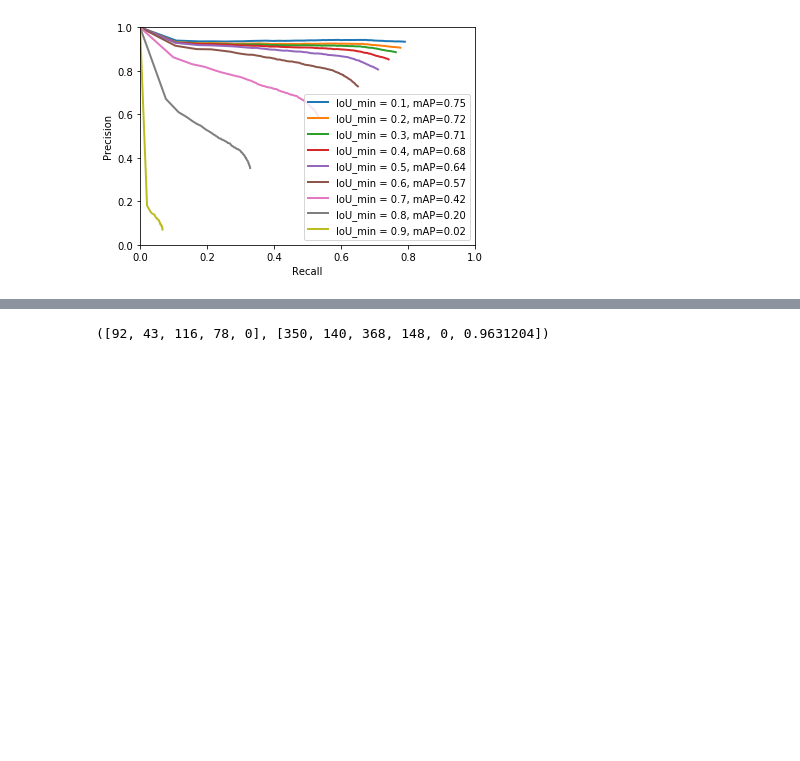
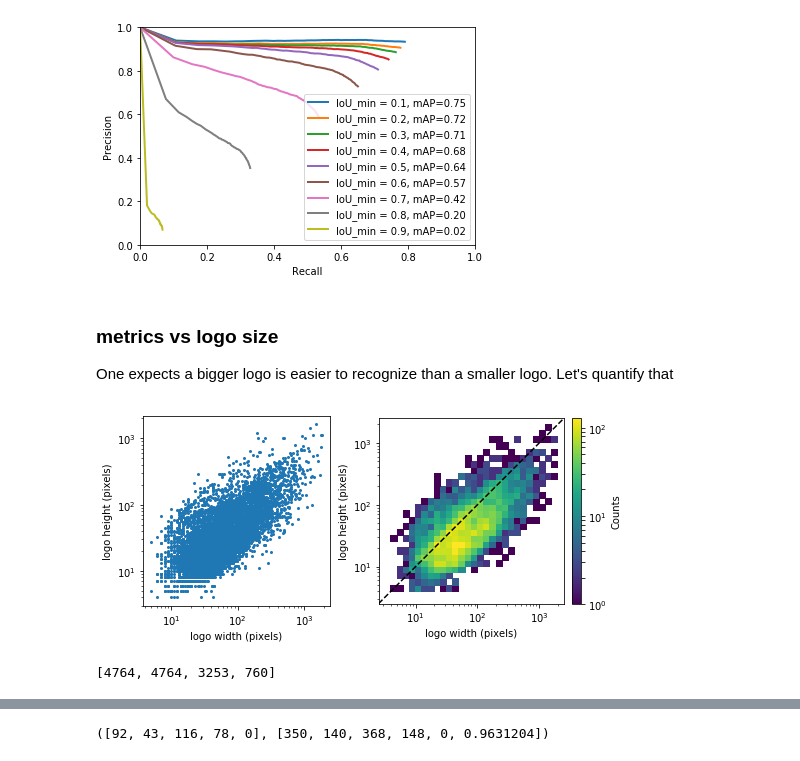
Before and after one commit to ilmonteux/logohunter, a Jupyter notebook: notebooks/visualize_metrics.ipynb, the cells around one changed output, grey strips where cells are left out. Cells and saved outputs as stored; diff of their text form; code cells hidden in the pictures; blank space fills up the shorter version.

```diff
--- a/notebooks/visualize_metrics.ipynb
+++ b/notebooks/visualize_metrics.ipynb
@@ -3,5 +10,5 @@ import cv2
 import numpy as np
 import os
 import matplotlib.pyplot as plt
-import pandas as pd
-import time
+
+save_path = '/home/ubuntu/logohunter/notebooks'
@@ -53,3 +71,53 @@ Mean Average Precision: IoU_min = 0.7, mAP=0.42
 Mean Average Precision: IoU_min = 0.8, mAP=0.20
 Mean Average Precision: IoU_min = 0.9, mAP=0.02
 [figure]
+# %% [markdown]
+### metrics vs logo size
+
+One expects a bigger logo is easier to recognize than a smaller logo. Let's quantify that
+# %%
+size_list = []
+for i in range(len(img_list_pred)):
+    bbox_list = bbox_list_true[i]
+    for bbox in bbox_list:
+        size_list.append([bbox[2]-bbox[0], bbox[3]-bbox[1]])
+# %%
+fig, axes = plt.subplots(1,2,figsize=(8,3.5))
+axes[0].scatter(*zip(*size_list), s=4)
+
+from matplotlib.colors import LogNorm
+bins = 10**np.arange(0.4,3.5,0.1)
+
+axes[1].plot((bins[0], bins[-1]), (bins[0], bins[-1]), 'k--')
+counts, _, _ = np.histogram2d(*zip(*size_list), bins=bins)
+im = axes[1].pcolor(bins, bins, counts.T, norm=LogNorm())
+for ax in axes:
+    ax.set(xscale='log', yscale='log', aspect=1, xlabel='logo width (pixels)', ylabel='logo height (pixels)')
+from mpl_toolkits.axes_grid1 import make_axes_locatable
+plt.colorbar(im, fraction=0.046, pad=0.04, label ='Counts');
+plt.savefig(os.path.join(save_path,'logo_size_dist.png'))
+# %% [output]
+[figure, added]
+# %%
+size_tp = []
+size_fp = []
+size_fn = []
+size_tp_pred = []
+for i_img in match_dict.keys():
+#     for i_true in match_dict[i_img].keys():
+    for i_true in range(len(bbox_list_true[i_img])):
+        bbox_true = bbox_list_true[i_img][i_true]
+        if i_true in match_dict[i_img].keys():
+            i_pred = match_dict[i_img][i_true]
+            bbox_pred = bbox_list_pred[i_img][i_pred]
+            size_tp.append([bbox_true[2]-bbox_true[0], bbox_true[3]-bbox_true[1]])
+            size_tp_pred.append([bbox_pred[2]-bbox_pred[0], bbox_pred[3]-bbox_pred[1]])
+        else:
+            size_fn.append([bbox_true[2]-bbox_true[0], bbox_true[3]-bbox_true[1]])
+    for i_pred in range(len(bbox_list_pred[i_img])):
+        bbox_pred = bbox_list_pred[i_img][i_pred]
+        if bbox_pred[-1]>0.5 and i_pred not in match_dict[i_img].values():
+            size_fp.append([bbox_pred[2]-bbox_pred[0], bbox_pred[3]-bbox_pred[1]])
+list(map(len, [size_tp, size_tp_pred, size_fn, size_fp]))
+# %% [output]
+[4764, 4764, 3253, 760]
```
Also changed, not shown: parts of 23 cells of this notebook, 10 other files.
